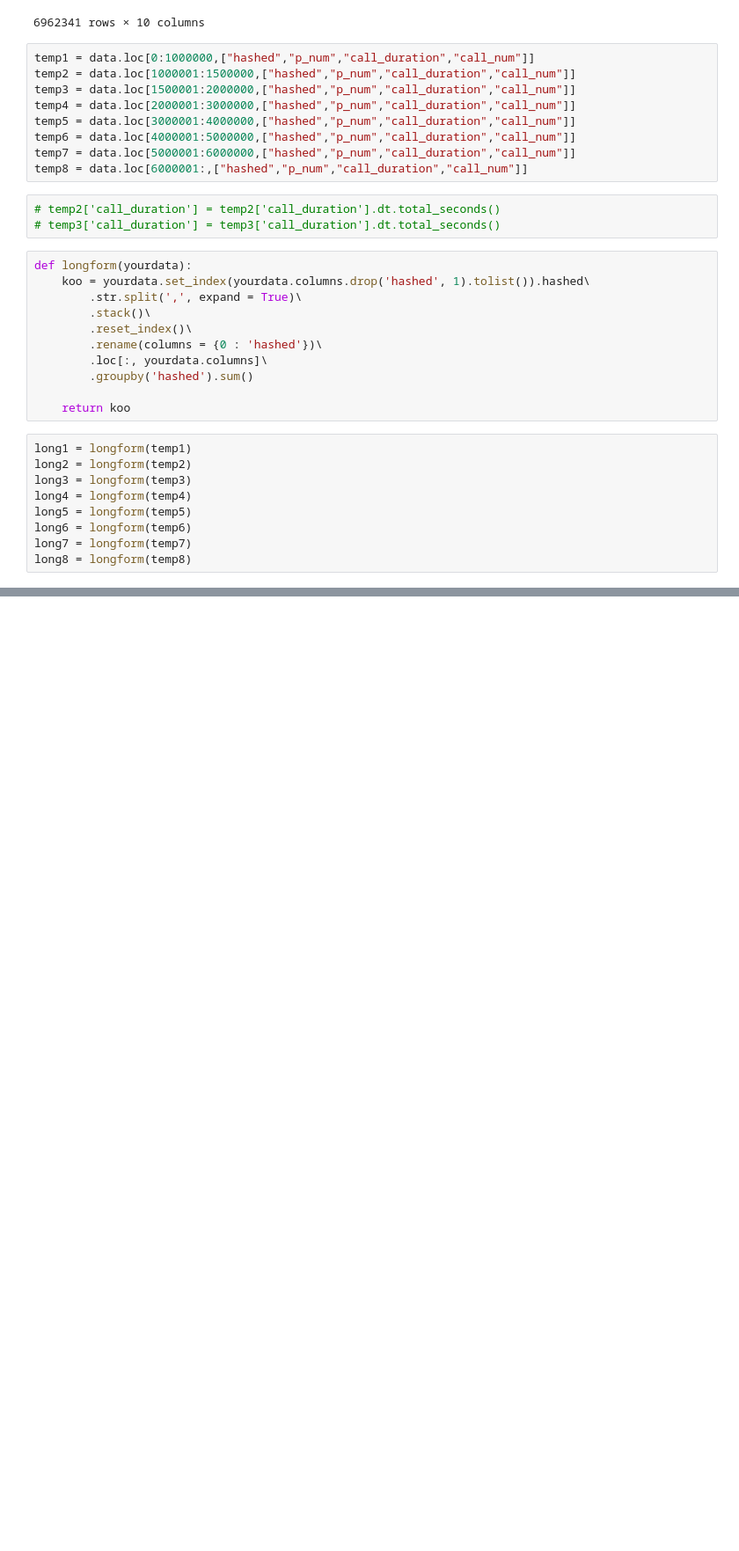
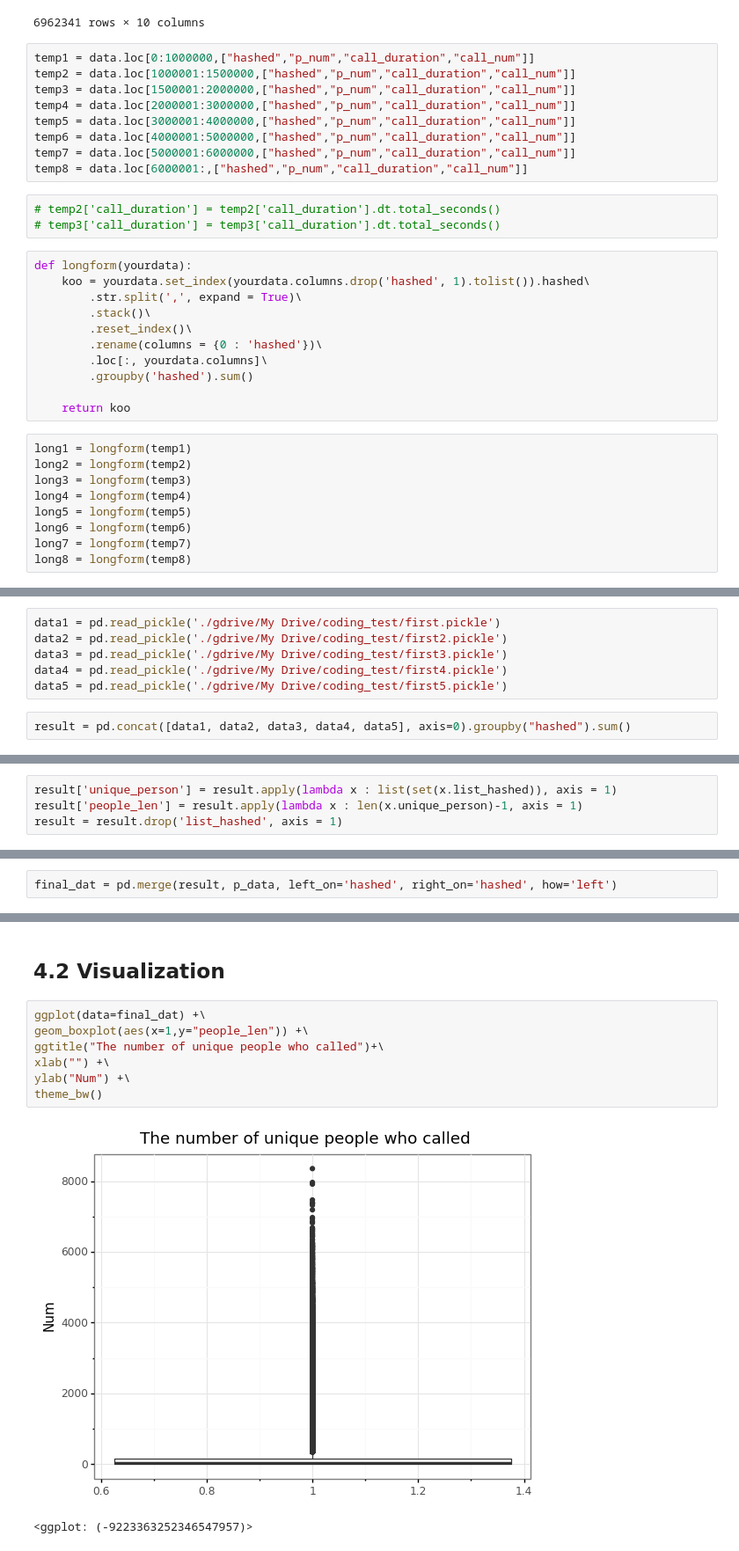
Before and after one commit to koojaekwan/jaekwan-s-python, a Jupyter notebook: jaekwankoo.ipynb, the cells around one changed output, grey strips where cells are left out. Shown at 88% size. Cells and saved outputs as stored; diff of their text form; blank space fills up the shorter version.

Commit message:
visualization 진행중

```diff
--- a/jaekwankoo.ipynb
+++ b/jaekwankoo.ipynb
@@ -506,0 +528,8 @@ pd.concat([long1, long2, long3, long4, long5, long6, long7, long8], axis=0).grou
+# %%
+data1 = pd.read_pickle('./gdrive/My Drive/coding_test/first.pickle')
+data2 = pd.read_pickle('./gdrive/My Drive/coding_test/first2.pickle')
+data3 = pd.read_pickle('./gdrive/My Drive/coding_test/first3.pickle')
+data4 = pd.read_pickle('./gdrive/My Drive/coding_test/first4.pickle')
+data5 = pd.read_pickle('./gdrive/My Drive/coding_test/first5.pickle')
+# %%
+result = pd.concat([data1, data2, data3, data4, data5], axis=0).groupby("hashed").sum()
@@ -506,0 +553,4 @@ pd.concat([long1, long2, long3, long4, long5, long6, long7, long8], axis=0).grou
+# %%
+result['unique_person'] = result.apply(lambda x : list(set(x.list_hashed)), axis = 1)
+result['people_len'] = result.apply(lambda x : len(x.unique_person)-1, axis = 1)
+result = result.drop('list_hashed', axis = 1)
@@ -506,0 +623,2 @@ pd.concat([long1, long2, long3, long4, long5, long6, long7, long8], axis=0).grou
+# %%
+final_dat = pd.merge(result, p_data, left_on='hashed', right_on='hashed', how='left')
@@ -506,0 +667,12 @@ pd.concat([long1, long2, long3, long4, long5, long6, long7, long8], axis=0).grou
+# %% [markdown]
+## 4.2 Visualization
+# %%
+ggplot(data=final_dat) +\
+geom_boxplot(aes(x=1,y="people_len")) +\
+ggtitle("The number of unique people who called")+\
+xlab("") +\
+ylab("Num") +\
+theme_bw()
+# %% [output]
+[figure, added]
+<ggplot: (-9223363252346547957)>
```
Also changed, not shown: parts of 90 cells of this notebook.
